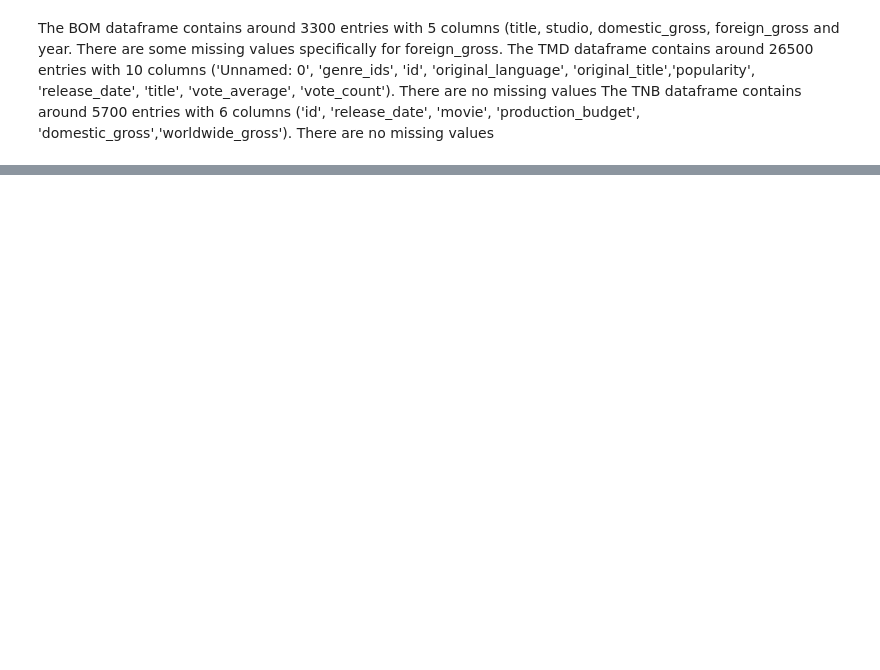
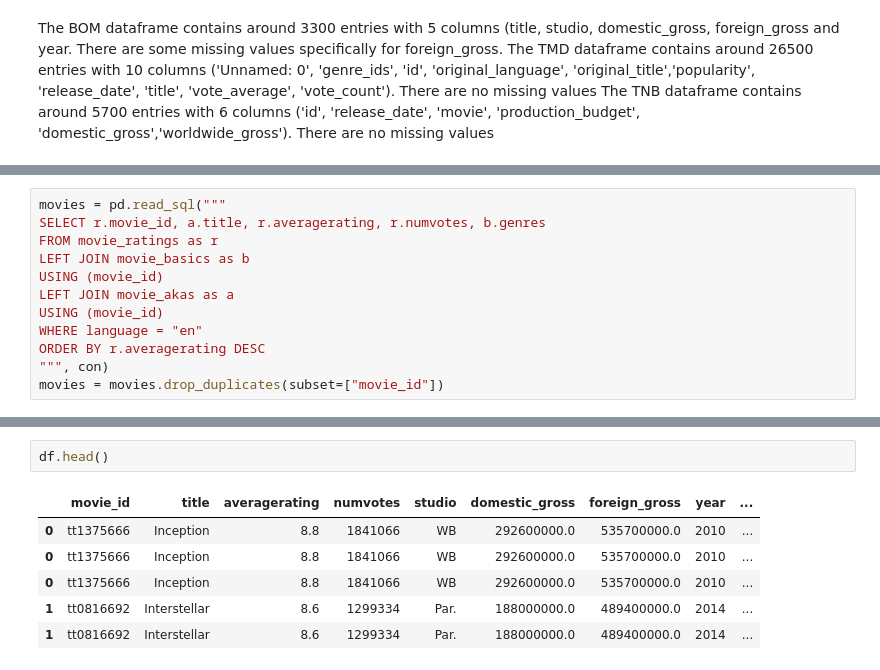
Before and after one commit to Julez89/dsc-phase-1-project-v2-4, a Jupyter notebook: student.ipynb, the cells around one changed output, grey strips where cells are left out. Cells and saved outputs as stored; diff of their text form; blank space fills up the shorter version.

```diff
--- a/student.ipynb
+++ b/student.ipynb
@@ -201,0 +180,12 @@ q
+# %%
+movies = pd.read_sql("""
+SELECT r.movie_id, a.title, r.averagerating, r.numvotes, b.genres
+FROM movie_ratings as r
+LEFT JOIN movie_basics as b
+USING (movie_id)
+LEFT JOIN movie_akas as a
+USING (movie_id)
+WHERE language = "en"
+ORDER BY r.averagerating DESC
+""", con)
+movies = movies.drop_duplicates(subset=["movie_id"])
@@ -201,0 +224,9 @@ q
+# %%
+df.head()
+# %% [output]
+|  | movie_id | title | averagerating | numvotes | studio | domestic_gross | foreign_gross | year | ... |
+| 0 | tt1375666 | Inception | 8.8 | 1841066 | WB | 292600000.0 | 535700000.0 | 2010 | ... |
+| 0 | tt1375666 | Inception | 8.8 | 1841066 | WB | 292600000.0 | 535700000.0 | 2010 | ... |
+| 0 | tt1375666 | Inception | 8.8 | 1841066 | WB | 292600000.0 | 535700000.0 | 2010 | ... |
+| 1 | tt0816692 | Interstellar | 8.6 | 1299334 | Par. | 188000000.0 | 489400000.0 | 2014 | ... |
+| 1 | tt0816692 | Interstellar | 8.6 | 1299334 | Par. | 188000000.0 | 489400000.0 | 2014 | ... |
```
Also changed, not shown: parts of 27 cells of this notebook.
